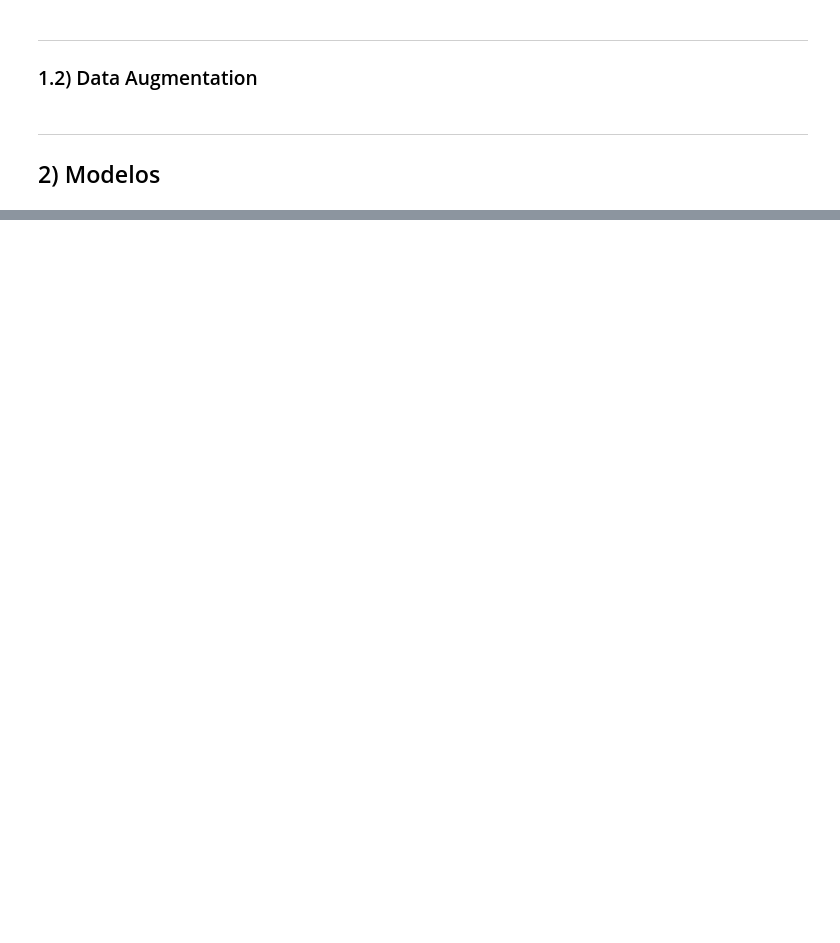
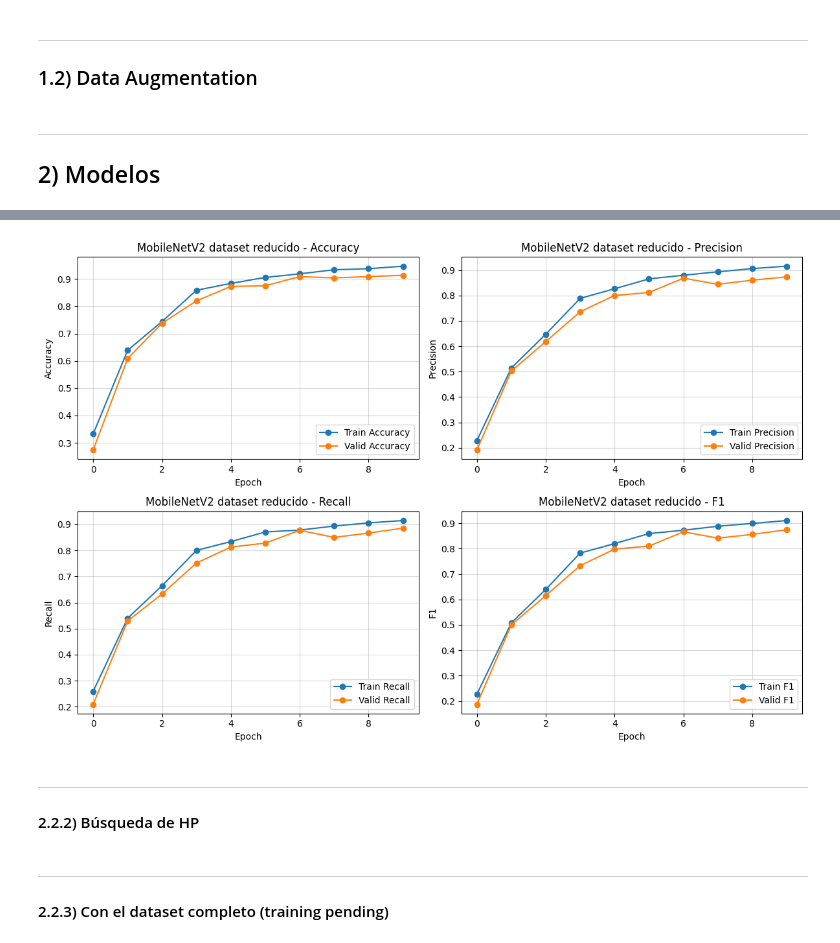
Before and after one commit to mmarando/vpc2, a Jupyter notebook: notebook_vpc2.ipynb, the cells around one changed output, grey strips where cells are left out. Saved outputs shown, nothing was run; the diff lists cells and outputs as text; code cells hidden in the pictures; blank space fills up the shorter version.

```diff
--- a/notebook_vpc2.ipynb
+++ b/notebook_vpc2.ipynb
@@ -294,0 +481,2 @@ NameError: name 'metrics' is not defined
+# %%
+mobilenet_reduced_results = train_and_evaluate(mobilenet_model, optimizer, criterion, data, EPOCHS, device)
@@ -295 +501,8 @@ NameError: name 'metrics' is not defined
+# %%
+plot_metrics("MobileNetV2 dataset reducido", mobilenet_reduced_results)
+# %% [output]
+[figure, added]
+# %% [markdown]
+---
+#### 2.2.2) Búsqueda de HP
 # %%
@@ -296,0 +510,3 @@ NameError: name 'metrics' is not defined
+# %% [markdown]
+---
+#### 2.2.3) Con el dataset completo (training pending)
```
Also changed, not shown: parts of 32 cells of this notebook.
